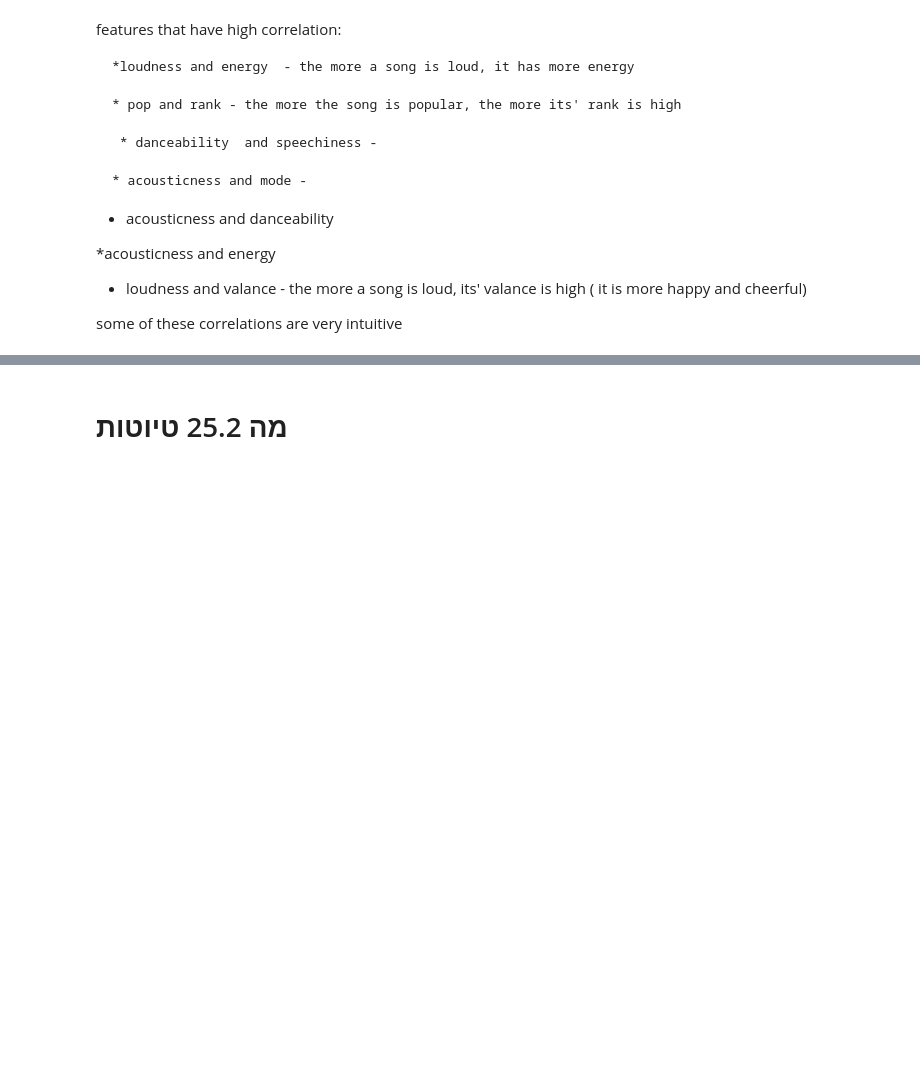
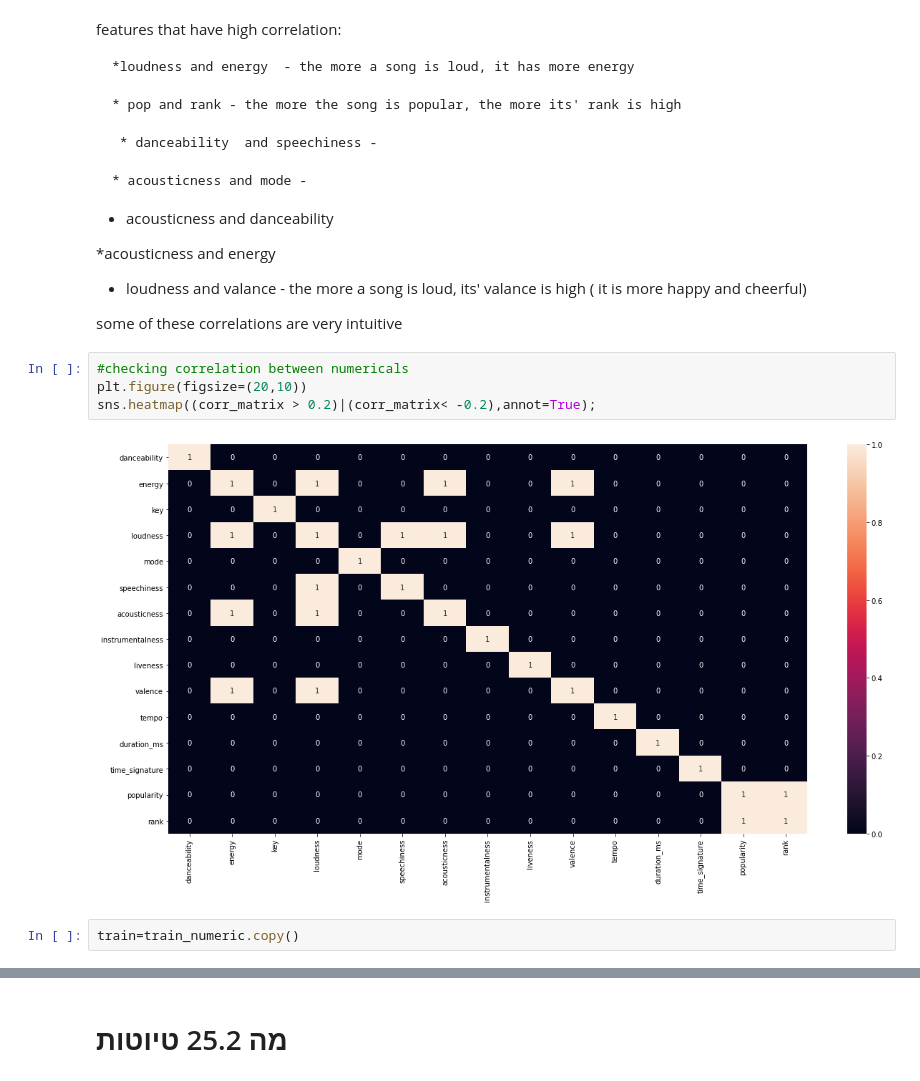
Before and after one commit to BabyBlue555/firstYear-semA-project, a Jupyter notebook: get-good-track-id.ipynb, the cells around one changed output, grey strips where cells are left out. Drawn from its saved outputs; the diff is of its cells as text; blank space fills up the shorter version.

```diff
--- a/get-good-track-id.ipynb
+++ b/get-good-track-id.ipynb
@@ -357,3 +688,11 @@ features that have high correlation:
    * loudness and valance - the more a song is loud, its' valance is high ( it is more happy and cheerful)
 
    some of these correlations are very intuitive
+# %%
+#checking correlation between numericals
+plt.figure(figsize=(20,10))
+sns.heatmap((corr_matrix > 0.2)|(corr_matrix< -0.2),annot=True);
+# %% [output]
+[figure, added]
+# %%
+train=train_numeric.copy()
```
Also changed, not shown: parts of 81 cells of this notebook.
